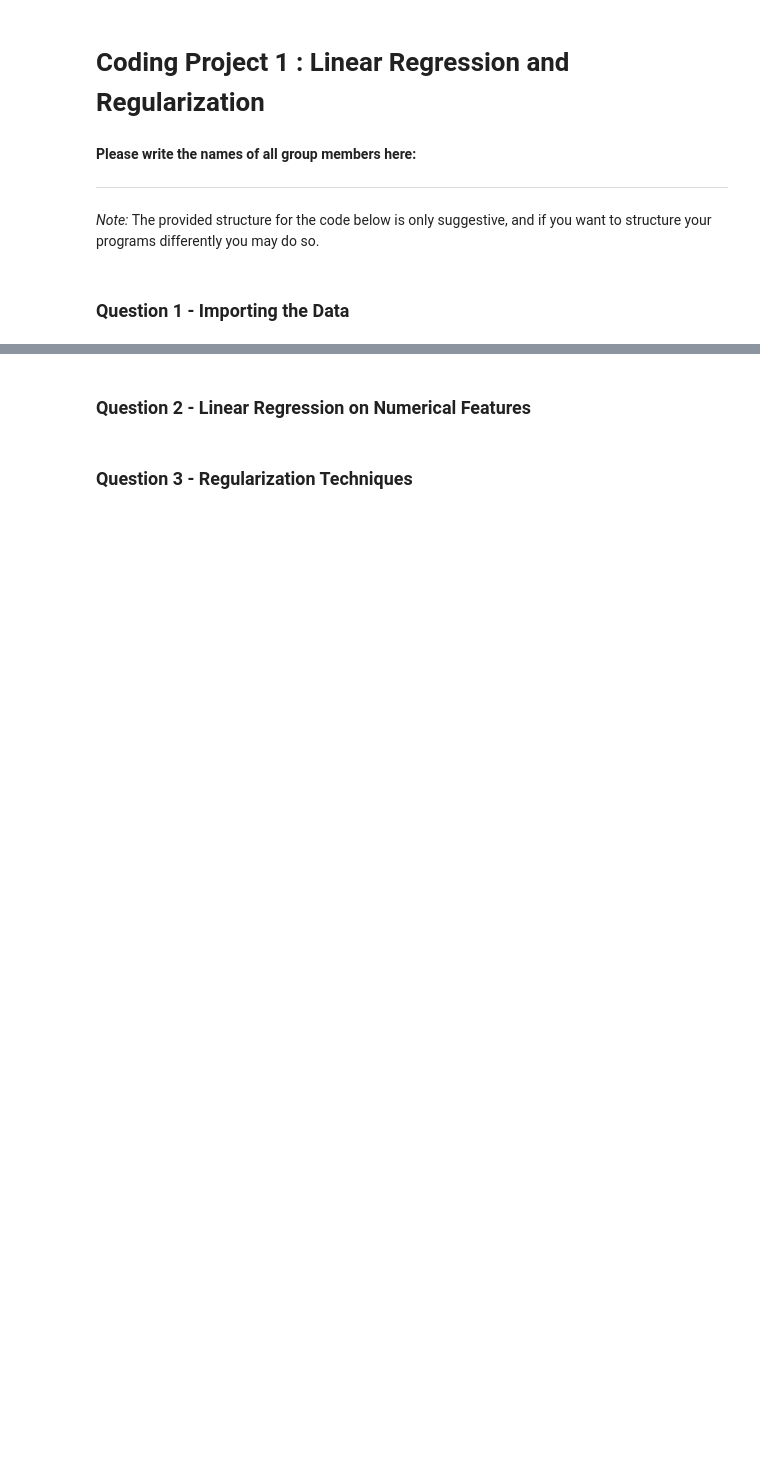
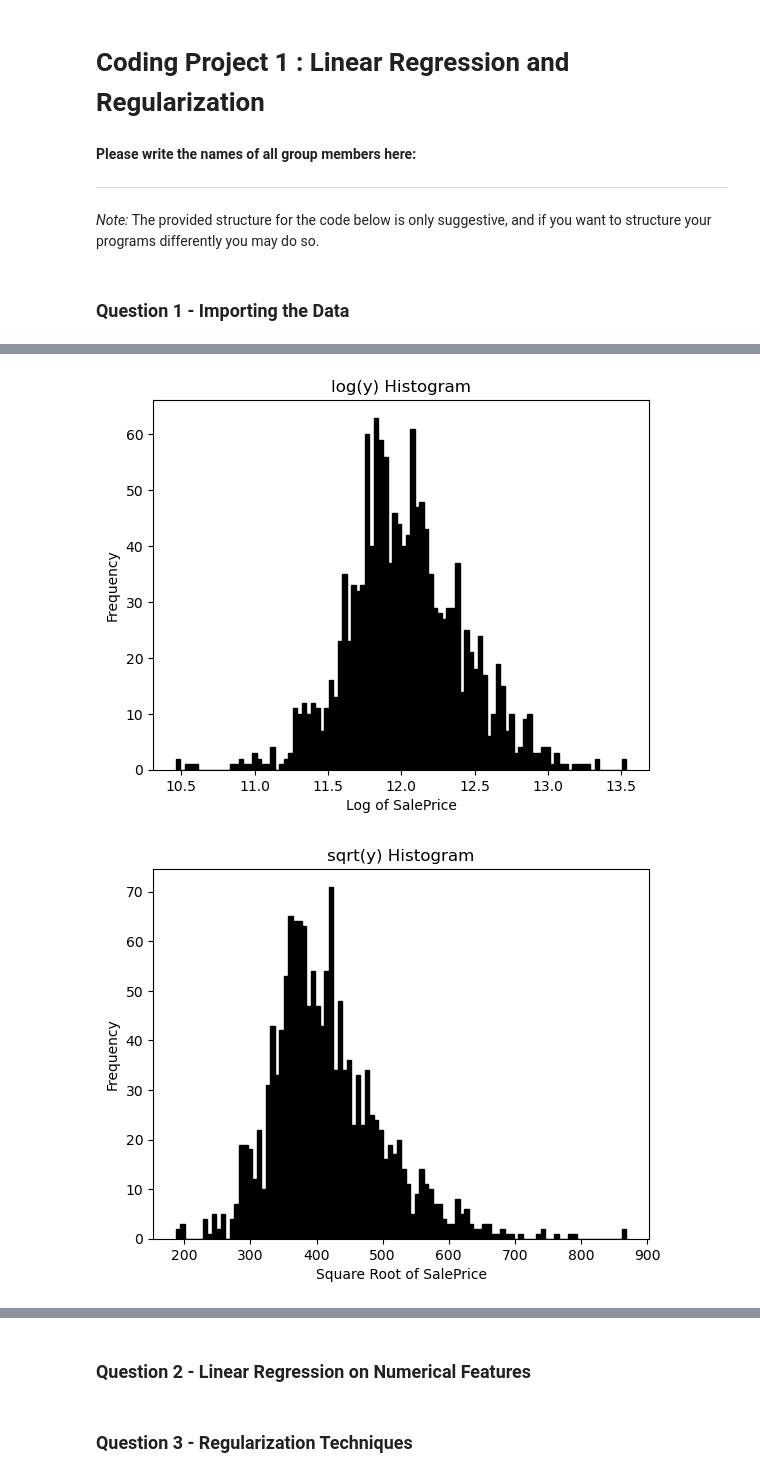
Before and after one commit to ankush-majmudar/MLFIN_project1, a Jupyter notebook: template1.ipynb, the cells around one changed output, grey strips where cells are left out. Saved outputs shown, nothing was run; the diff lists cells and outputs as text; code cells hidden in the pictures; blank space fills up the shorter version.

```diff
--- a/template1.ipynb
+++ b/template1.ipynb
@@ -129,0 +64,17 @@ for col in list(X_train.columns):
+# %%
+#If not, suggest a suitable transformation to bring SalePrice closer to a Gaussian distribution (logarithmic, inverse, square-root, ...).
+#log transformation makes it more or less normal distributed
+plt.hist(np.log(y), bins=n_bins, color='black', edgecolor='black')
+plt.xlabel('Log of SalePrice')
+plt.ylabel('Frequency')
+plt.title('log(y) Histogram')
+plt.show()
+
+plt.hist(np.sqrt(y), bins=n_bins, color='black', edgecolor='black')
+plt.xlabel('Square Root of SalePrice')
+plt.ylabel('Frequency')
+plt.title('sqrt(y) Histogram')
+plt.show()
+# %% [output]
+[figure, added]
+[figure, added]
```
Also changed, not shown: parts of 8 cells of this notebook, 7 other files.
